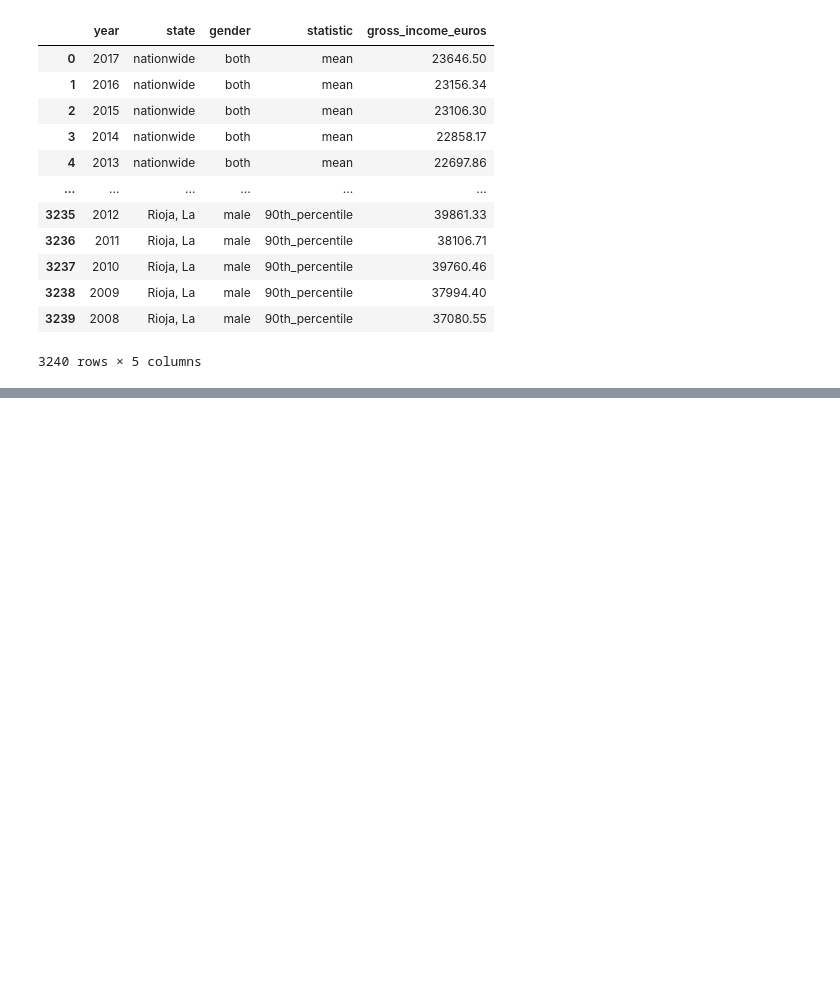
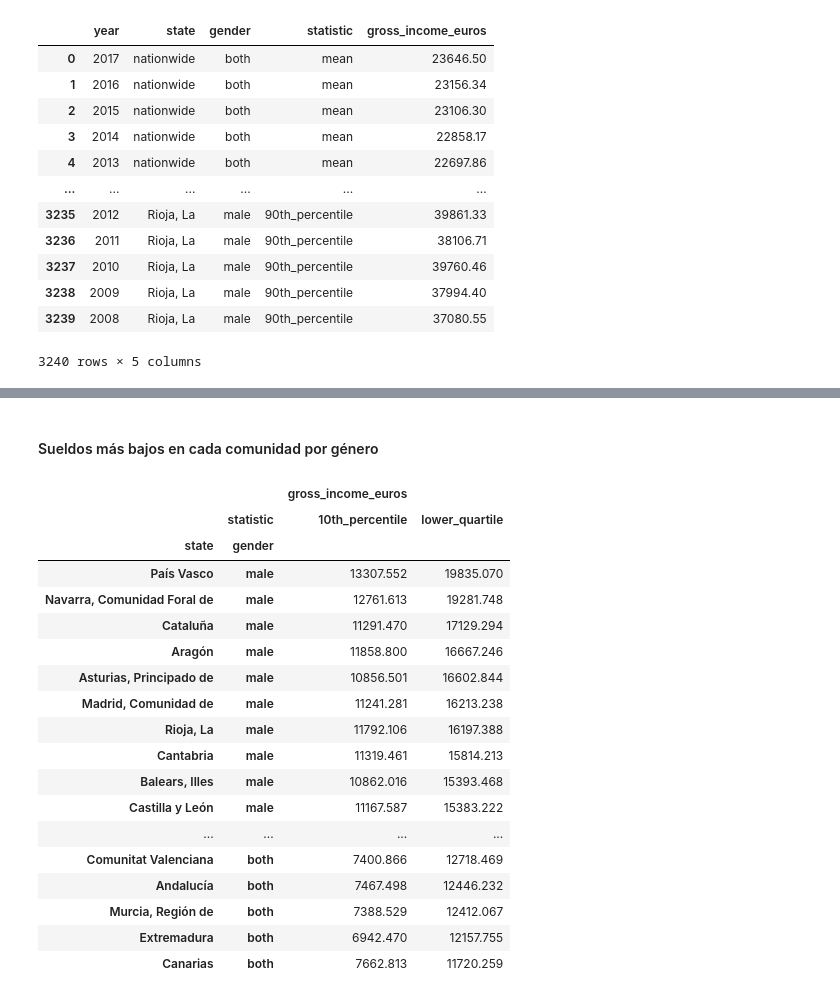
Before and after one commit to JulioPerez-ML/Udacity_first_project, a Jupyter notebook: Project_1_udacity.ipynb, the cells around one changed output, grey strips where cells are left out. Drawn from its saved outputs; the diff is of its cells as text; code cells hidden in the pictures; blank space fills up the shorter version.

```diff
--- a/Project_1_udacity.ipynb
+++ b/Project_1_udacity.ipynb
@@ -359,0 +416,28 @@ data
+# %% [markdown]
+#### Sueldos más bajos en cada comunidad por género
+# %%
+table_low_salaries_2= pd.pivot_table(data_notNationwide_lower_and_10,index=["state","gender"],values=["gross_income_euros"],
+               columns=["statistic"])
+#you must order by value. That's the reason you must put table_high_salaries_2['state']. pivot table make the mean of all the
+#years
+table_low_salaries_2.reindex(table_low_salaries_2['gross_income_euros'].sort_values(by=['gender','lower_quartile'], ascending=False).index)
+# %% [output]
+|  |  | gross_income_euros |  |
+|  | statistic | 10th_percentile | lower_quartile |
+| state | gender |  |  |
+| País Vasco | male | 13307.552 | 19835.070 |
+| Navarra, Comunidad Foral de | male | 12761.613 | 19281.748 |
+| Cataluña | male | 11291.470 | 17129.294 |
+| Aragón | male | 11858.800 | 16667.246 |
+| Asturias, Principado de | male | 10856.501 | 16602.844 |
+| Madrid, Comunidad de | male | 11241.281 | 16213.238 |
+| Rioja, La | male | 11792.106 | 16197.388 |
+| Cantabria | male | 11319.461 | 15814.213 |
+| Balears, Illes | male | 10862.016 | 15393.468 |
+| Castilla y León | male | 11167.587 | 15383.222 |
+| ... | ... | ... | ... |
+| Comunitat Valenciana | both | 7400.866 | 12718.469 |
+| Andalucía | both | 7467.498 | 12446.232 |
+| Murcia, Región de | both | 7388.529 | 12412.067 |
+| Extremadura | both | 6942.470 | 12157.755 |
+| Canarias | both | 7662.813 | 11720.259 |
```
Also changed, not shown: parts of 18 cells of this notebook.
